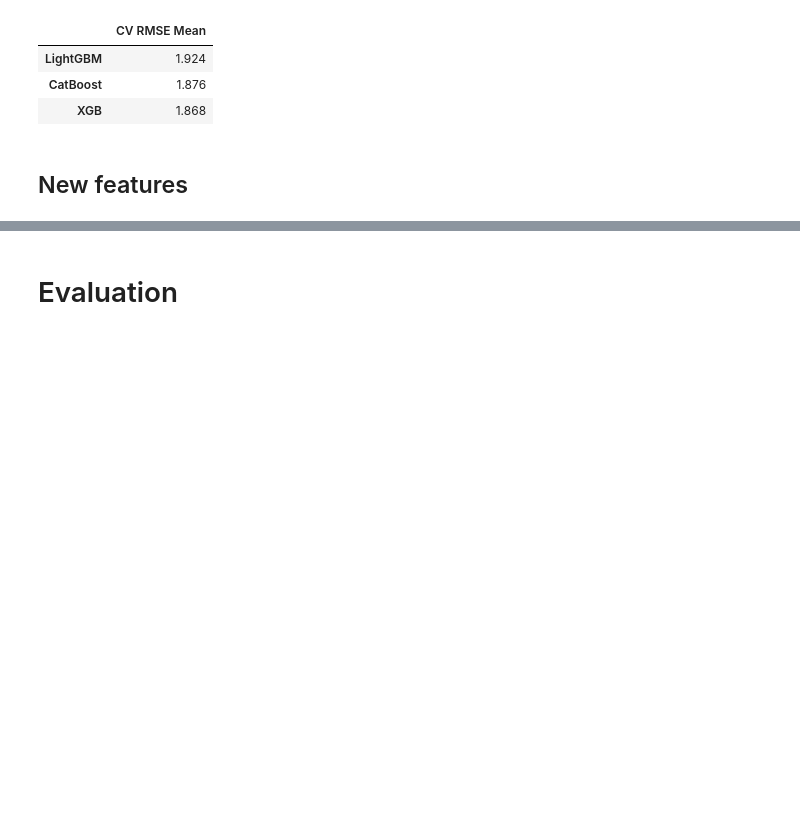
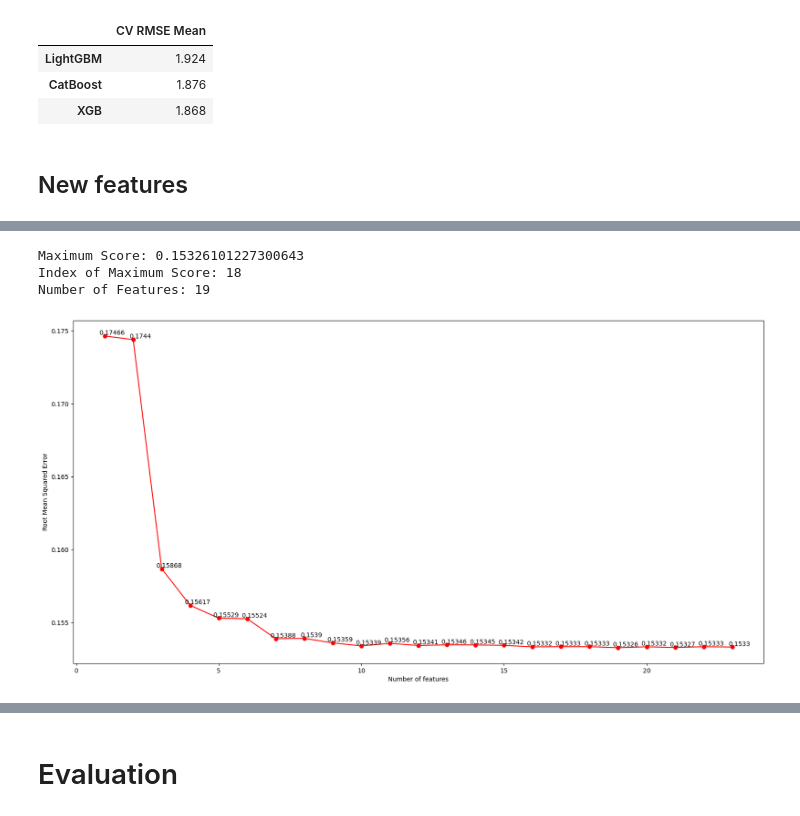
Before and after one commit to raydiwill/Abalone-Regression-KaggleC, a Jupyter notebook: model.ipynb, the cells around one changed output, grey strips where cells are left out. Drawn from its saved outputs; the diff is of its cells as text; code cells hidden in the pictures; blank space fills up the shorter version.

Commit message:
Evaluated new features selection

```diff
--- a/model.ipynb
+++ b/model.ipynb
@@ -1091 +1093,47 @@ new_features_rmsle_scores.sort_values(by="CV RMSE Mean", ascending=False)
 | CatBoost | 1.850 |
+# %%
+# Base estimator for RFE
+gb = GradientBoostingRegressor(random_state=SEED)
+
+rmsle_scores_list = []
+
+# Loop to find the best number of features
+for k in range(1, X_train_nf_processed.shape[1] + 1):
+    rfe = RFE(estimator=gb, n_features_to_select=k, step=1)
+    rfe.fit(X_train_nf_processed, y_train_nf)
+
+    X_train_rfe = rfe.transform(X_train_nf_processed)
+    X_test_rfe = rfe.transform(X_test_nf_processed)
+
+    gb.fit(X_train_rfe, y_train_nf)
+    rfe_pred = gb.predict(X_test_rfe)
+
+    rsme = root_mean_squared_log_error(y_test_nf, rfe_pred)
+    rmsle_scores_list.append(rsme)
+# %%
+fig, ax = plt.subplots(figsize=(20, 10))
+
+# Plot the number of features
+no_features = np.arange(1, X_train_nf_processed.shape[1] + 1)
+
+max_score = min(rmsle_scores_list)
+max_index = rmsle_scores_list.index(max_score)
+opt_no_features = no_features[max_index]
+
+print("Maximum Score:", max_score)
+print("Index of Maximum Score:", max_index)
+print("Number of Features:", opt_no_features)
+
+ax.plot(no_features, rmsle_scores_list, marker='o', color='r')
+plt.xlabel("Number of features")
+plt.ylabel("Root Mean Squared Error")
+
+for i, v in enumerate(rmsle_scores_list):
+    ax.text(i+1.25, v, round(v, 5), ha='center', va='bottom')
+
+plt.show()
+# %% [output]
+Maximum Score: 0.15326101227300643
+Index of Maximum Score: 18
+Number of Features: 19
+[figure, added]
```
Also changed, not shown: parts of 8 cells of this notebook.
